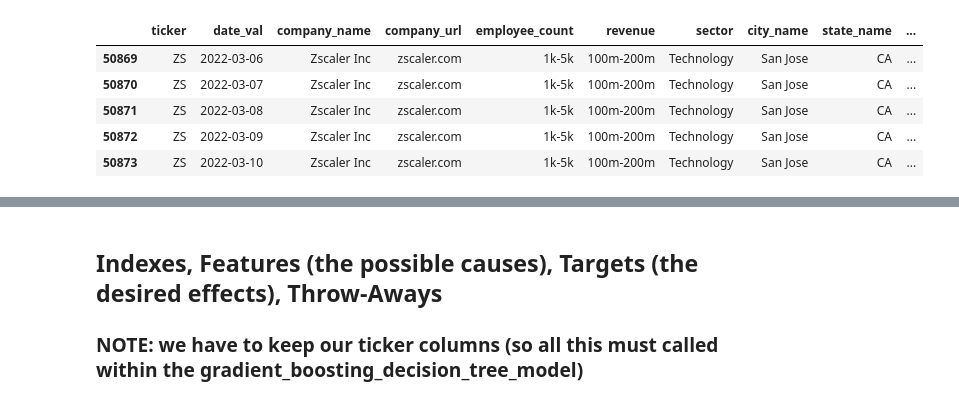
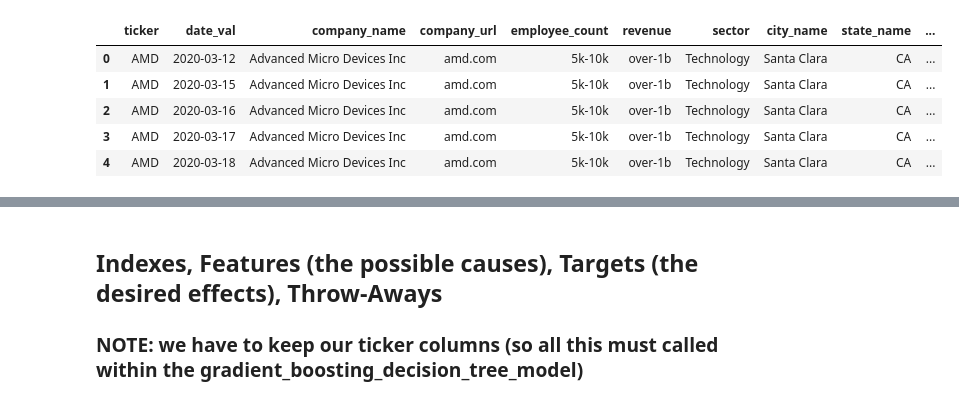
Before and after one commit to kjkubik/CompanyLocationAndStocks, a Jupyter notebook: source/Run_GBDT_Model.ipynb, the cells around one changed output, grey strips where cells are left out. Drawn from its saved outputs; the diff is of its cells as text; code cells hidden in the pictures.

```diff
--- a/source/Run_GBDT_Model.ipynb
+++ b/source/Run_GBDT_Model.ipynb
@@ -24,23 +24,23 @@ from sklearn.metrics import balanced_accuracy_score
 # %%
 # GET Tabled input
 
 # creating database engine
 db_name = 'Company_Stock_DB'
 db_string = f"postgresql://postgres:{db_password}@127.0.0.1:5432/{db_name}"
 engine = create_engine(db_string)
 
 # read data from PostgreSQL database table and load into Dataframe instance
 stock_df = pd.read_sql("select * from \"view_company_all_star\"", engine);
 
 #sort the dataframe by ticker column
 stock_df.sort_values(by=['ticker'])
 
 # Print the DataFrame
-stock_df.tail()
+stock_df.head()
 # %% [output]
 |  | ticker | date_val | company_name | company_url | employee_count | revenue | sector | city_name | state_name | ... |
-| 50869 | ZS | 2022-03-06 | Zscaler Inc | zscaler.com | 1k-5k | 100m-200m | Technology | San Jose | CA | ... |
-| 50870 | ZS | 2022-03-07 | Zscaler Inc | zscaler.com | 1k-5k | 100m-200m | Technology | San Jose | CA | ... |
-| 50871 | ZS | 2022-03-08 | Zscaler Inc | zscaler.com | 1k-5k | 100m-200m | Technology | San Jose | CA | ... |
-| 50872 | ZS | 2022-03-09 | Zscaler Inc | zscaler.com | 1k-5k | 100m-200m | Technology | San Jose | CA | ... |
-| 50873 | ZS | 2022-03-10 | Zscaler Inc | zscaler.com | 1k-5k | 100m-200m | Technology | San Jose | CA | ... |
+| 0 | AMD | 2020-03-12 | Advanced Micro Devices Inc | amd.com | 5k-10k | over-1b | Technology | Santa Clara | CA | ... |
+| 1 | AMD | 2020-03-15 | Advanced Micro Devices Inc | amd.com | 5k-10k | over-1b | Technology | Santa Clara | CA | ... |
+| 2 | AMD | 2020-03-16 | Advanced Micro Devices Inc | amd.com | 5k-10k | over-1b | Technology | Santa Clara | CA | ... |
+| 3 | AMD | 2020-03-17 | Advanced Micro Devices Inc | amd.com | 5k-10k | over-1b | Technology | Santa Clara | CA | ... |
+| 4 | AMD | 2020-03-18 | Advanced Micro Devices Inc | amd.com | 5k-10k | over-1b | Technology | Santa Clara | CA | ... |
```
Also changed, not shown: parts of 16 cells of this notebook, 4 other files.
